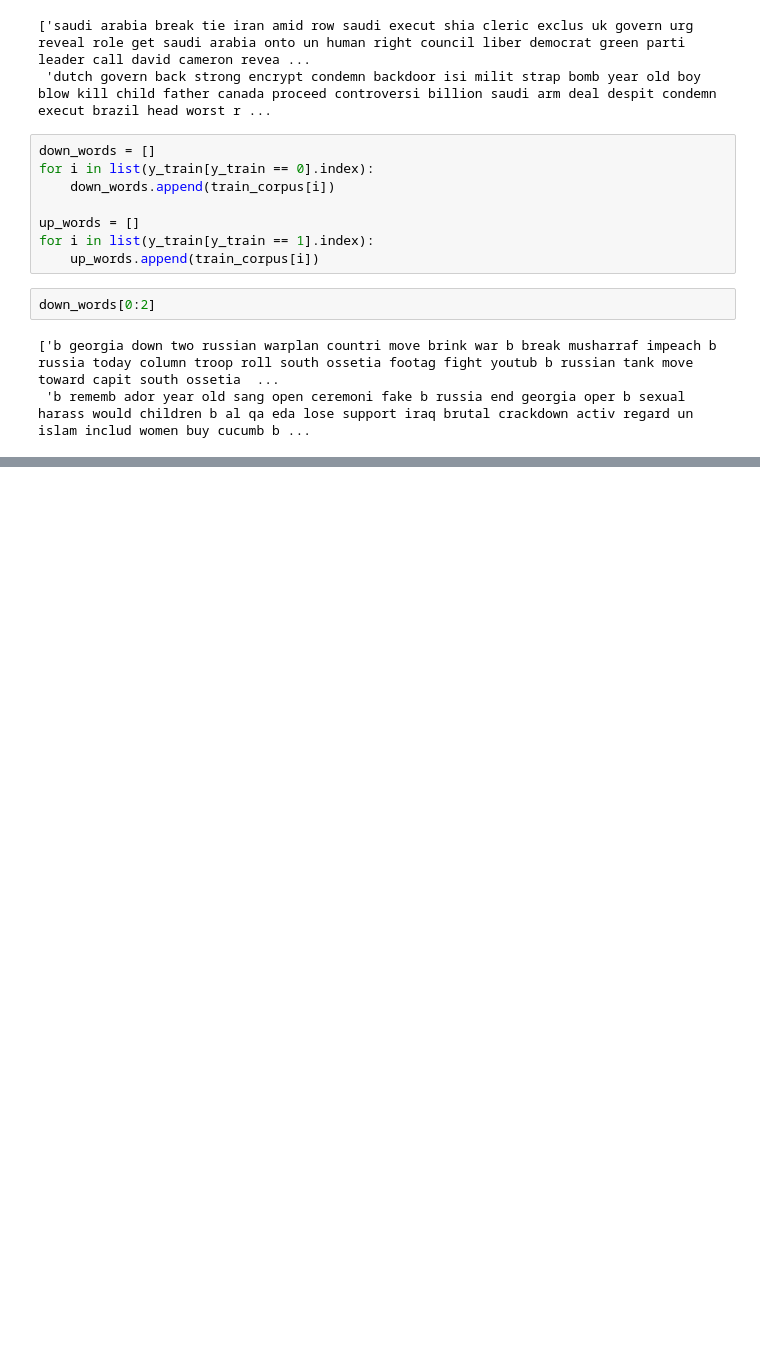
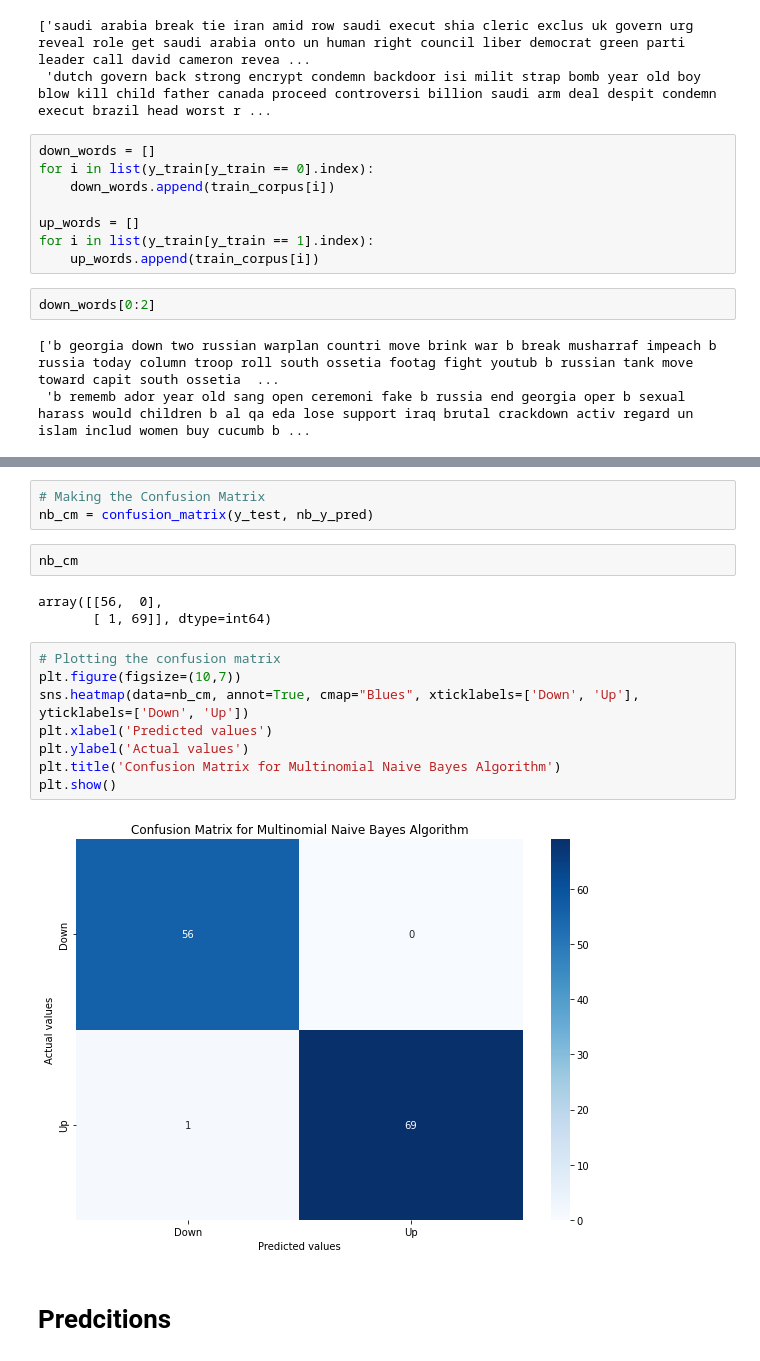
Before and after one commit to AdyChechani/Stock-Market-Prediction-Using-Sentiment-Analysis, a Jupyter notebook: sentiment-analysis.ipynb, the cells around one changed output, grey strips where cells are left out. Drawn from its saved outputs; the diff is of its cells as text; blank space fills up the shorter version.

```diff
--- a/sentiment-analysis.ipynb
+++ b/sentiment-analysis.ipynb
@@ -262,0 +383,20 @@ plt.show()
+# %%
+# Making the Confusion Matrix
+nb_cm = confusion_matrix(y_test, nb_y_pred)
+# %%
+nb_cm
+# %% [output]
+array([[56,  0],
+       [ 1, 69]], dtype=int64)
+# %%
+# Plotting the confusion matrix
+plt.figure(figsize=(10,7))
+sns.heatmap(data=nb_cm, annot=True, cmap="Blues", xticklabels=['Down', 'Up'], yticklabels=['Down', 'Up'])
+plt.xlabel('Predicted values')
+plt.ylabel('Actual values')
+plt.title('Confusion Matrix for Multinomial Naive Bayes Algorithm')
+plt.show()
+# %% [output]
+[figure, added]
+# %% [markdown]
+# **Predcitions**
```
Also changed, not shown: parts of 31 cells of this notebook.
